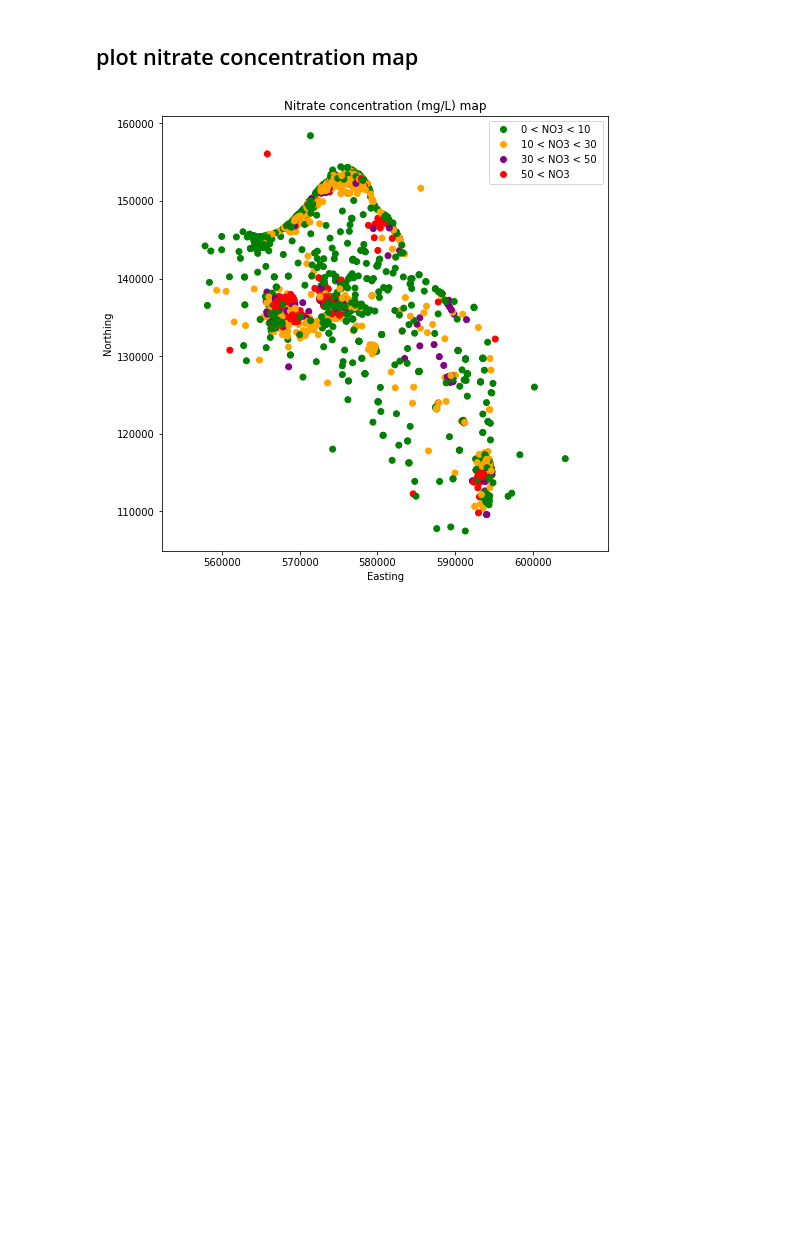
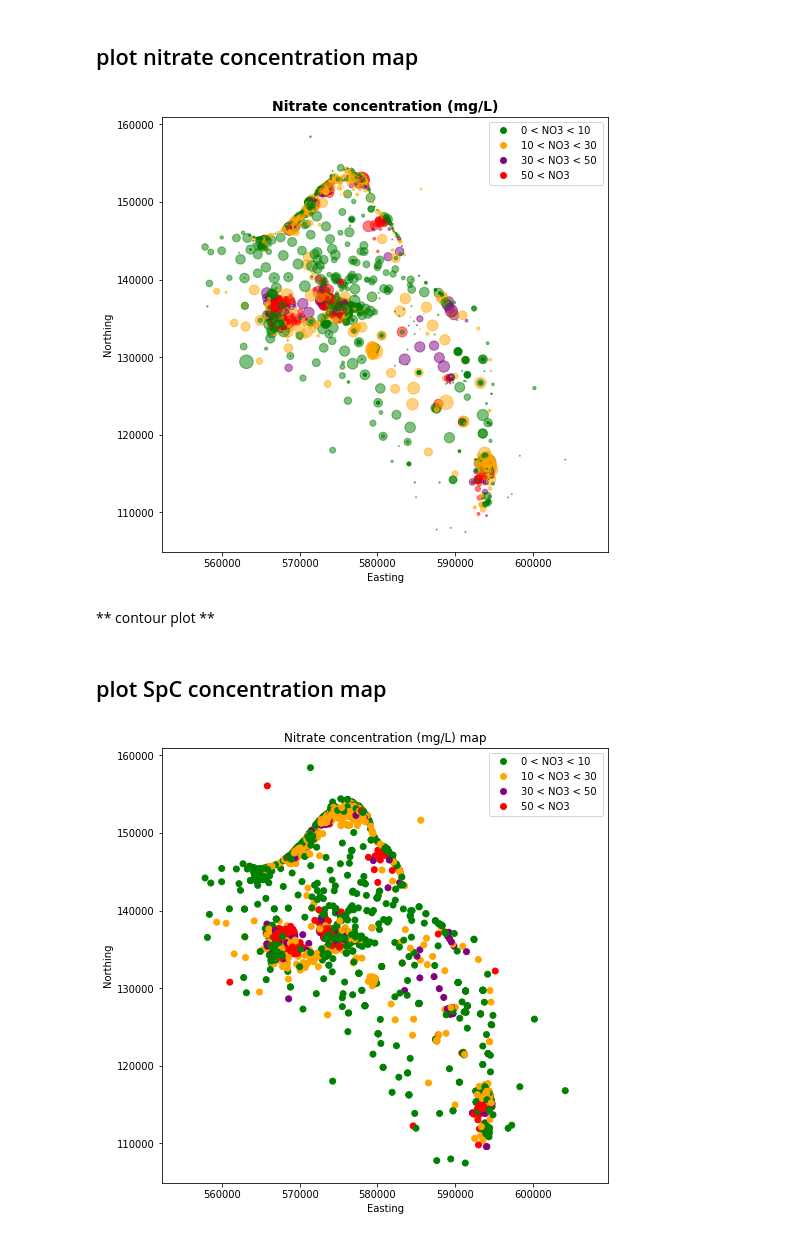
Before and after one commit to pinshuai/HFR-flow, a Jupyter notebook: plot_simu_obs_well_data.ipynb, the cells around one changed output. Cells and saved outputs as stored; diff of their text form; code cells hidden in the pictures; blank space fills up the shorter version.

Commit message:
update no3 contour

```diff
--- a/plot_simu_obs_well_data.ipynb
+++ b/plot_simu_obs_well_data.ipynb
@@ -83,14 +83,16 @@ fname_HEIS_300A_screen = data_dir + 'well_data/HEIS_300A_well_screen.csv'
 fname_HEIS_auto_well = data_dir + 'well_data/mvAwln.csv'
 fname_HEIS_manual_well = data_dir + 'well_data/HYDRAULIC_HEAD_MV.csv'
 fname_GW_chem = data_dir + 'well_data/GW_SAMPLE_RESULT_MV.csv'
-fname_GW_NO3 = data_dir + 'well_data/GW_nitrate.csv'
-fname_GW_NH4 = data_dir + 'well_data/GW_ammonium.csv'
-fname_GW_Cr = data_dir + 'well_data/GW_chromium.csv'
-fname_GW_As = data_dir + 'well_data/GW_arsenic.csv'
-fname_GW_spc = data_dir + 'well_data/GW_SpC.csv'
-fname_GW_NO3_coord = data_dir + 'well_data/GW_chemistry/Nitrate_summary.csv'
+
+fname_GW_U_summary = data_dir + 'well_data/GW_chemistry/Uranium_summary.csv'
+fname_GW_Cr = data_dir + 'well_data/GW_chemistry/Chromium_summary.csv'
+fname_GW_As = data_dir + 'well_data/GW_chemistry/Arsenic_summary.csv'
+fname_GW_spc_summary = data_dir + 'well_data/GW_chemistry/Specific Conductance_summary.csv'
+fname_GW_NO3_summary = data_dir + 'well_data/GW_chemistry/Nitrate_summary.csv'
+# GeoJson file
 fname_GW_NO3_geojson = data_dir + 'well_data/GW_chemistry/Nitrate_geojson.json'
 
+fname_ichemical_csv = data_dir + 'well_data/GW_chemistry/'
 
 #output
 out_dir = "/Users/shua784/Dropbox/PNNL/Projects/Reach_scale_model/Outputs/HFR_model_200x200x2_6h_bc/"
@@ -99,7 +101,7 @@ fig_simu_obs_wl = out_dir + "simu_obs_wl/"
 fig_tracer_spc = out_dir + "tracer_spc/"
 fig_nitrate = out_dir + "nitrate/"
 
-fig_nitrate_map = out_dir + "nitrate/nitrate_map.png"
+fig_nitrate_map = out_dir + "nitrate/"
 
 result_dir = "/Users/shua784/Dropbox/PNNL/Projects/Reach_scale_model/results/HFR_model_200x200x2_6h_bc/"
 fname_well_simu_data_pk = result_dir + "well_simu_data.p"
@@ -856,2 +967,50 @@ nitrate_coord_agg.to_csv(fname_GW_NO3_coord)
 # %% [markdown]
 ## plot nitrate concentration map
+# %%
+%matplotlib inline
+
+nitrate_coord_agg = pd.read_csv(fname_GW_NO3_summary)
+
+medianCol = nitrate_coord_agg['median'].values /1000  # convert ug/L to mg/L
+count = nitrate_coord_agg['count'].values
+
+def colorcode(value):
+    color = []
+    for ivalue in value:
+        if ivalue <= 10 :
+            icolor = 'green'
+        elif ivalue <= 30 :
+            icolor = 'orange'
+        elif ivalue <= 50 :
+            icolor = 'purple'
+        else:
+            icolor = 'red'
+        color.append(icolor)
+    return color
+
+fig, ax1 = plt.subplots(1, 1)
+
+plt.scatter(nitrate_coord_agg['EASTING'].values, nitrate_coord_agg['NORTHING'].values, \
+            color= colorcode(medianCol), marker= 'o',
+           s = count, alpha = 0.5)
+ax1.set_ylabel('Northing')
+ax1.set_xlabel('Easting')
+ax1.set_title('Nitrate concentration (mg/L)', fontweight = 'bold', fontsize = 14)
+ax1.set_aspect("equal", "datalim")
+
+legend_elements = [Line2D([0], [0], marker='o', color='w', label='0 < NO3 < 10 ',
+                          markerfacecolor='g', markersize=8),
+                   Line2D([0], [0], marker='o', color='w', label='10 < NO3 < 30 ',
+                          markerfacecolor='orange', markersize=8),
+                   Line2D([0], [0], marker='o', color='w', label='30 < NO3 < 50 ',
+                          markerfacecolor='purple', markersize=8),
+                    Line2D([0], [0], marker='o', color='w', label='50 < NO3 ',
+                          markerfacecolor='r', markersize=8),
+                    ]
+
+ax1.legend(handles=legend_elements, loc='best')
+fig.set_size_inches(8, 8)
+
+# mplleaflet.display(fig=ax1)
+# %% [output]
+[figure, added]
@@ -857,0 +1021,2 @@ nitrate_coord_agg.to_csv(fname_GW_NO3_coord)
+# %% [markdown]
+** contour plot **
@@ -858,3 +1077,5 @@ nitrate_coord_agg.to_csv(fname_GW_NO3_coord)
+# %% [markdown]
+## plot SpC concentration map
 # %%
 %matplotlib inline
 
```
Also changed, not shown: parts of 14 cells of this notebook, 1 other file.
